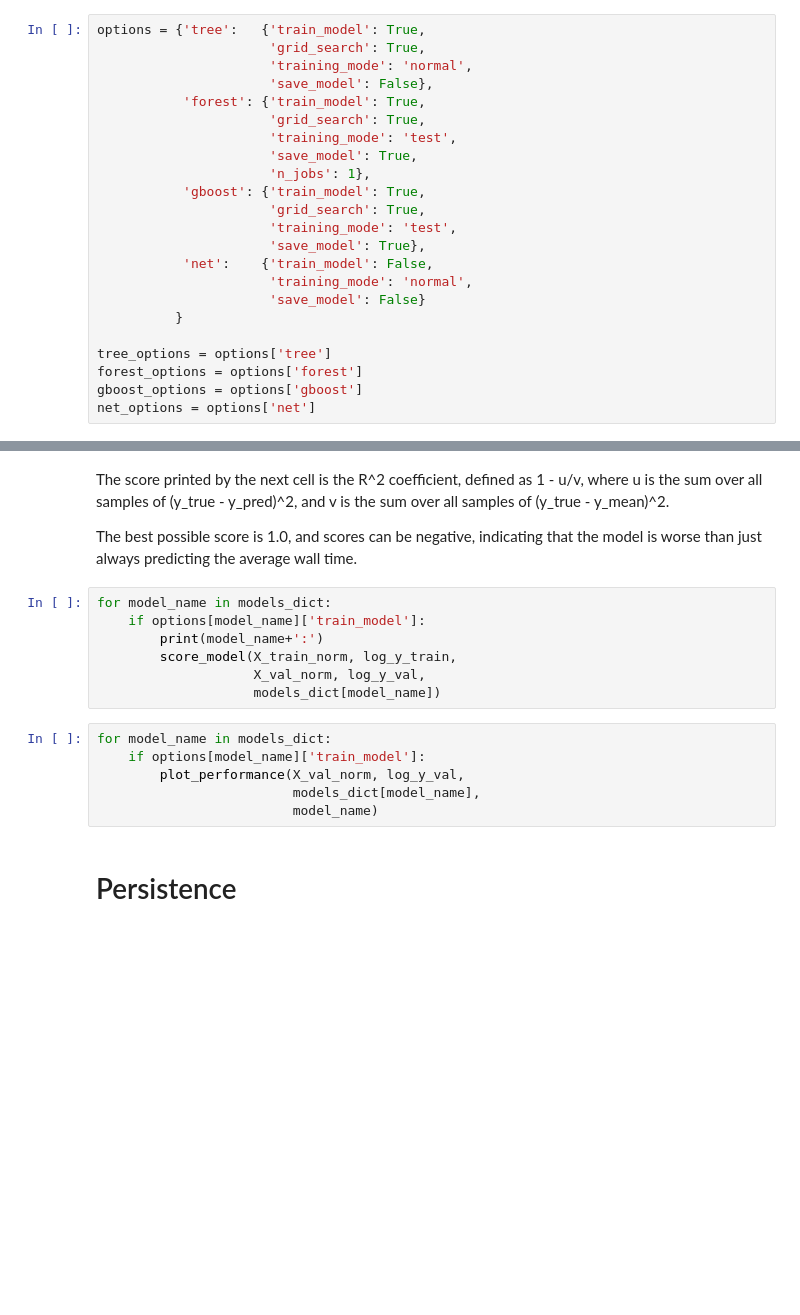
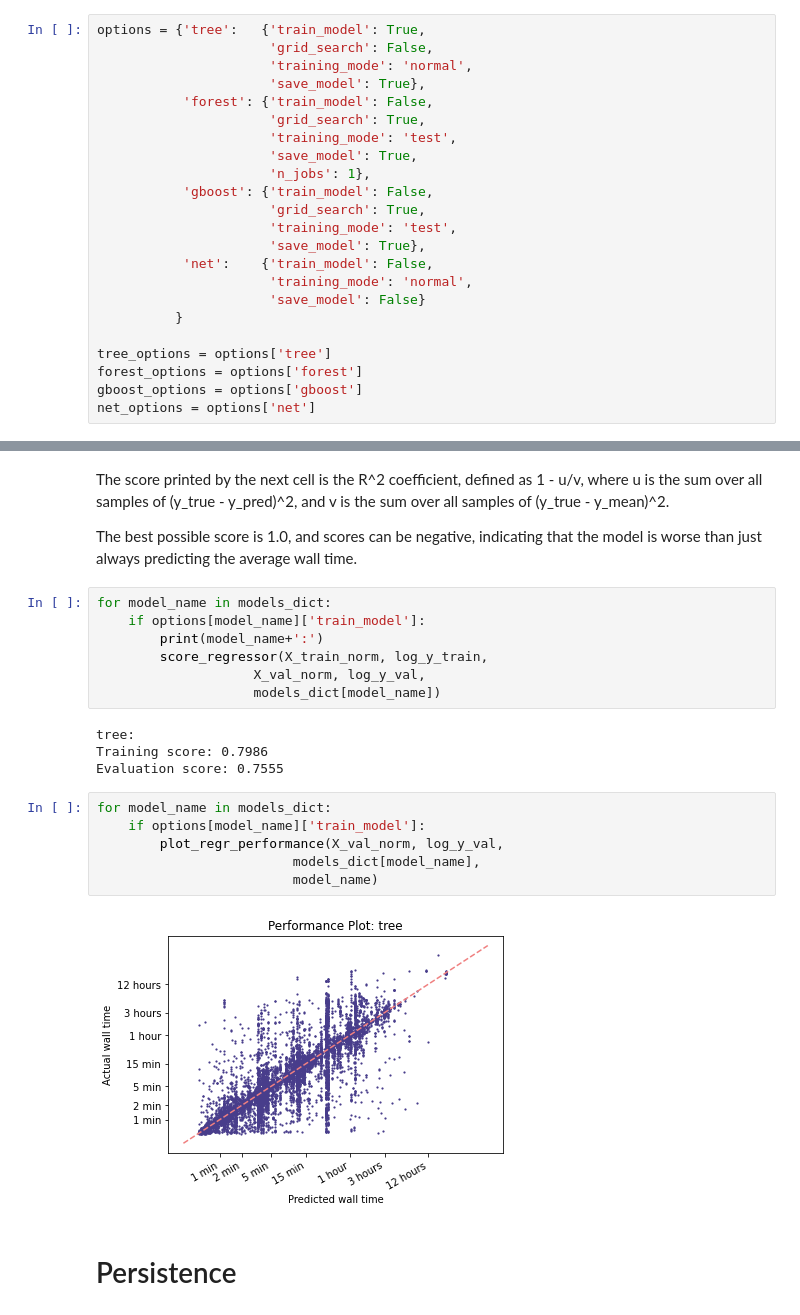
Before and after one commit to NCAR/rda-ML-resource, a Jupyter notebook: time-regressors.ipynb, the cells around one changed output, grey strips where cells are left out. Saved outputs shown, nothing was run; the diff lists cells and outputs as text; blank space fills up the shorter version.

```diff
--- a/time-regressors.ipynb
+++ b/time-regressors.ipynb
@@ -32,15 +32,15 @@ The random forest model has a fifth option:
 5. 'n_jobs': How many jobs to run in parallel for training. Only used during the grid search (otherwise this setting would persist when the model is saved).
 # %%
 options = {'tree':   {'train_model': True,
-                      'grid_search': True,
+                      'grid_search': False,
                       'training_mode': 'normal',
-                      'save_model': False},
-           'forest': {'train_model': True,
+                      'save_model': True},
+           'forest': {'train_model': False,
                       'grid_search': True,
                       'training_mode': 'test',
                       'save_model': True,
                       'n_jobs': 1},
-           'gboost': {'train_model': True,
+           'gboost': {'train_model': False,
                       'grid_search': True,
                       'training_mode': 'test',
                       'save_model': True},
@@ -274,15 +295,21 @@ The best possible score is 1.0, and scores can be negative, indicating that the
 for model_name in models_dict:
     if options[model_name]['train_model']:
         print(model_name+':')
-        score_model(X_train_norm, log_y_train,
+        score_regressor(X_train_norm, log_y_train,
                     X_val_norm, log_y_val,
                     models_dict[model_name])
+# %% [output]
+tree:
+Training score: 0.7986
+Evaluation score: 0.7555
 # %%
 for model_name in models_dict:
     if options[model_name]['train_model']:
-        plot_performance(X_val_norm, log_y_val,
+        plot_regr_performance(X_val_norm, log_y_val,
                          models_dict[model_name],
                          model_name)
+# %% [output]
+[figure, added]
 # %% [markdown]
 # Persistence
 # %% [markdown]
```
Also changed, not shown: parts of 4 cells of this notebook.
